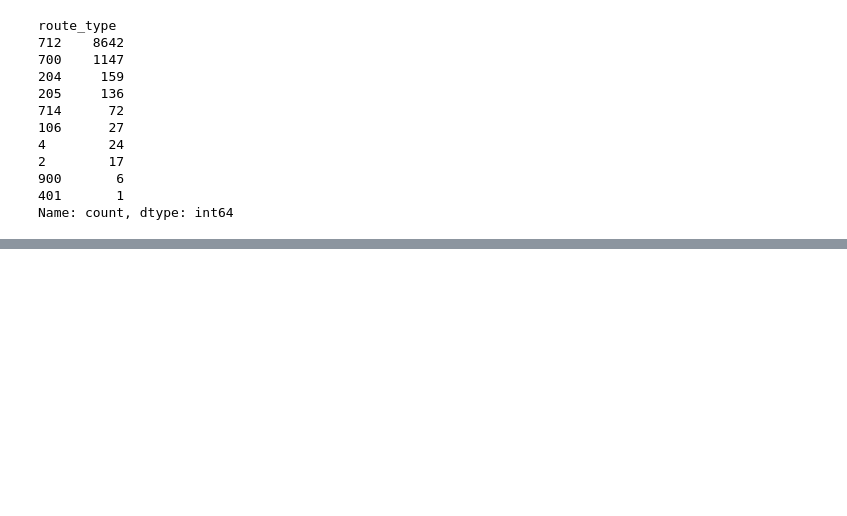
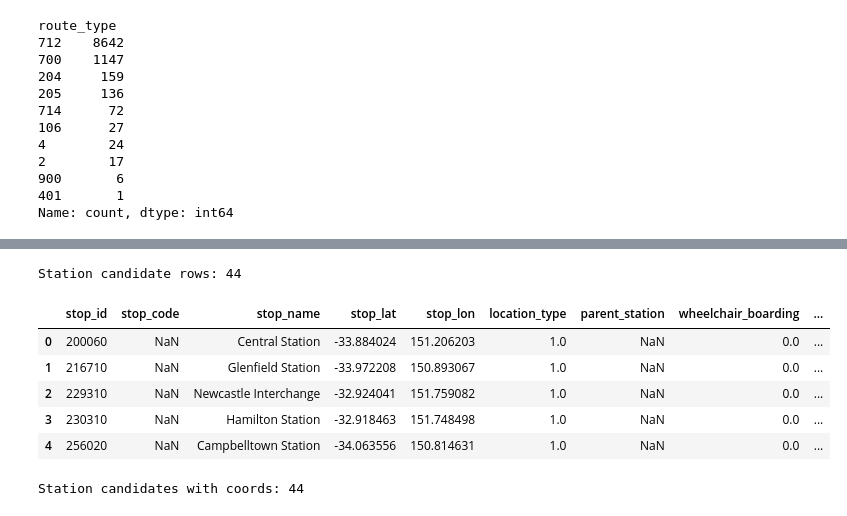
Before and after one commit to fintie/smart-developer, a Jupyter notebook: algorithm/notebooks/06_inspect_gtfs_stations.ipynb, the cells around one changed output, grey strips where cells are left out. Saved outputs shown, nothing was run; the diff lists cells and outputs as text; code cells hidden in the pictures; blank space fills up the shorter version.

```diff
--- a/algorithm/notebooks/06_inspect_gtfs_stations.ipynb
+++ b/algorithm/notebooks/06_inspect_gtfs_stations.ipynb
@@ -168,0 +166,21 @@ rail_stops_gdf.to_parquet(
+# %%
+station_candidates = pd.concat(
+    [parent_stations, no_parent_stops],
+    ignore_index=True
+).drop_duplicates(subset=["stop_id"])
+
+print("Station candidate rows:", len(station_candidates))
+station_candidates.head()
+# %% [output]
+Station candidate rows: 44
+|  | stop_id | stop_code | stop_name | stop_lat | stop_lon | location_type | parent_station | wheelchair_boarding | ... |
+| 0 | 200060 | NaN | Central Station | -33.884024 | 151.206203 | 1.0 | NaN | 0.0 | ... |
+| 1 | 216710 | NaN | Glenfield Station | -33.972208 | 150.893067 | 1.0 | NaN | 0.0 | ... |
+| 2 | 229310 | NaN | Newcastle Interchange | -32.924041 | 151.759082 | 1.0 | NaN | 0.0 | ... |
+| 3 | 230310 | NaN | Hamilton Station | -32.918463 | 151.748498 | 1.0 | NaN | 0.0 | ... |
+| 4 | 256020 | NaN | Campbelltown Station | -34.063556 | 150.814631 | 1.0 | NaN | 0.0 | ... |
+# %%
+station_candidates = station_candidates.dropna(subset=["stop_lat", "stop_lon"]).copy()
+print("Station candidates with coords:", len(station_candidates))
+# %% [output]
+Station candidates with coords: 44
```
Also changed, not shown: parts of 50 cells of this notebook, 9 other files.
